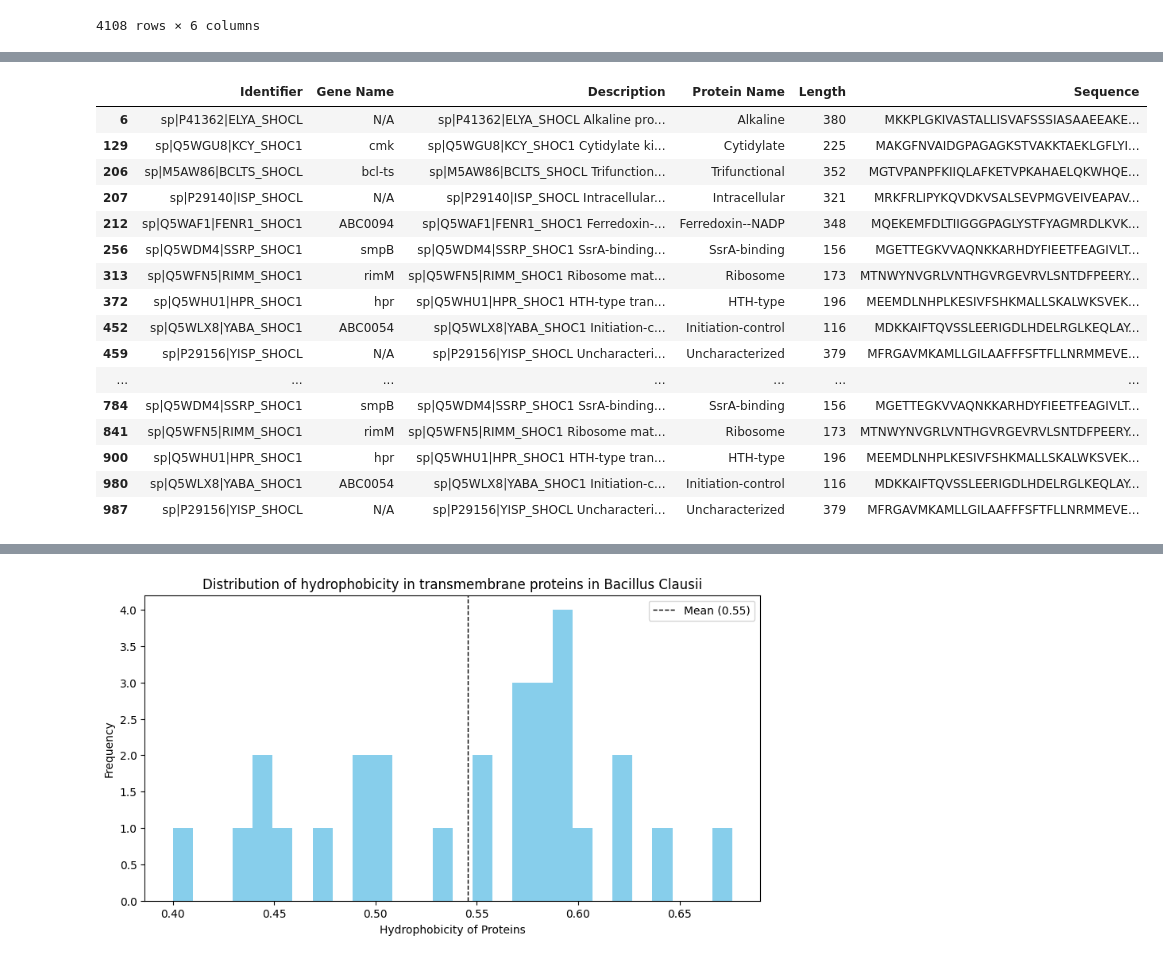
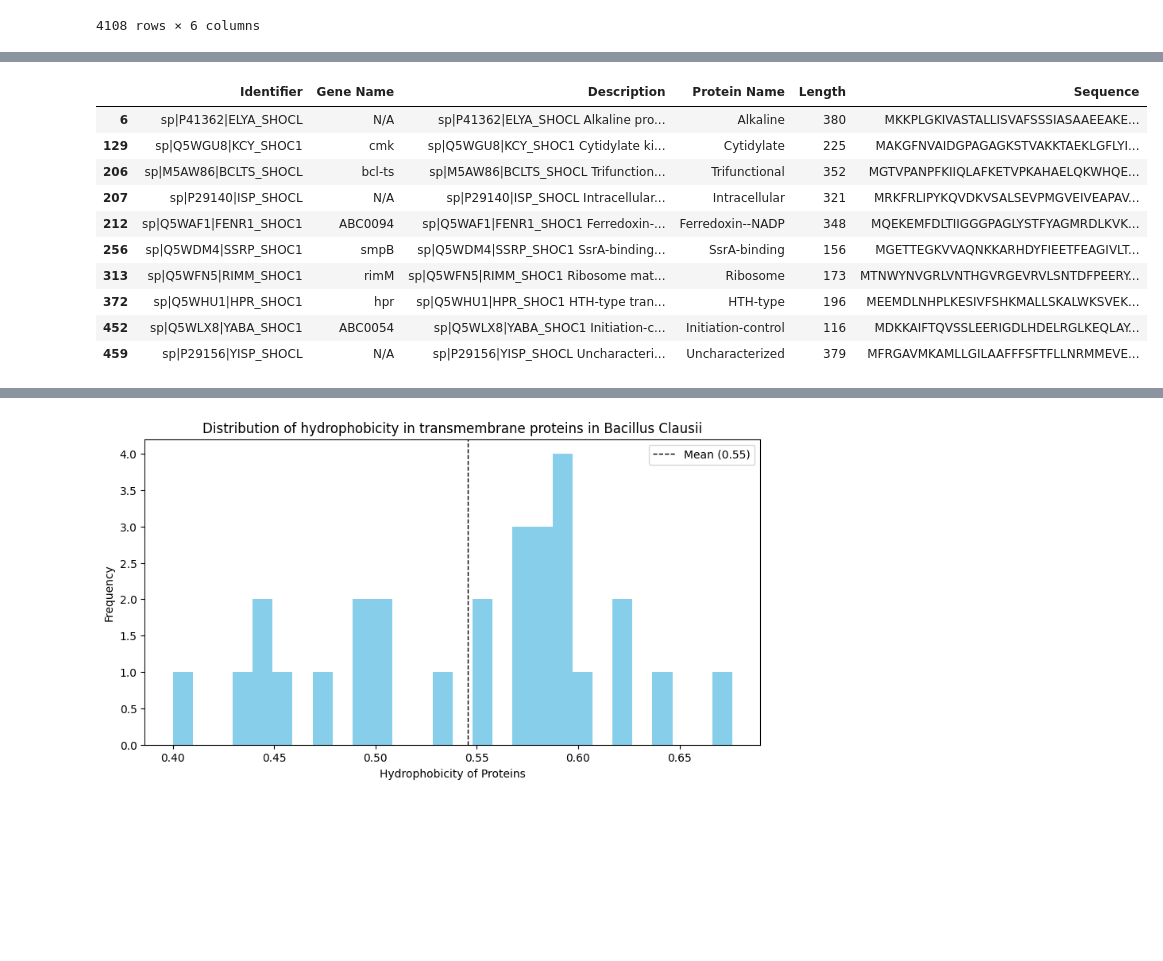
Before and after one commit to idobt97/Bioinformatocs_final_project, a Jupyter notebook: PartB.ipynb, the cells around one changed output, grey strips where cells are left out. Cells and saved outputs as stored; diff of their text form; code cells hidden in the pictures; blank space fills up the shorter version.

```diff
--- a/PartB.ipynb
+++ b/PartB.ipynb
@@ -108,0 +109,4 @@ df_common
+# %%
+# Make a data frame with the protein that did not have a match in the genbank file
+df_common2 = pd.merge(df_fasta_file, df_genbank_file, on="Sequence", how="inner")
+df_common2
@@ -109,25 +127,19 @@ df_common
 # %%
-# Make a data frame with the protein that did not have a match in the genbank file
-df_unique = df_bacillus_fasta[~df_bacillus_fasta["Sequence"].isin(df_common["Sequence"])]
+# Create a dataframe for the proteins that did not have a match in the genbank file
+df_unique = df_fasta_file[~df_fasta_file["Sequence"].isin(df_common2["Sequence"])]
 df_unique
 # %% [output]
 |  | Identifier | Gene Name | Description | Protein Name | Length | Sequence |
 | 6 | sp|P41362|ELYA_SHOCL | N/A | sp|P41362|ELYA_SHOCL Alkaline pro... | Alkaline | 380 | MKKPLGKIVASTALLISVAFSSSIASAAEEAKE... |
 | 129 | sp|Q5WGU8|KCY_SHOC1 | cmk | sp|Q5WGU8|KCY_SHOC1 Cytidylate ki... | Cytidylate | 225 | MAKGFNVAIDGPAGAGKSTVAKKTAEKLGFLYI... |
 | 206 | sp|M5AW86|BCLTS_SHOCL | bcl-ts | sp|M5AW86|BCLTS_SHOCL Trifunction... | Trifunctional | 352 | MGTVPANPFKIIQLAFKETVPKAHAELQKWHQE... |
 | 207 | sp|P29140|ISP_SHOCL | N/A | sp|P29140|ISP_SHOCL Intracellular... | Intracellular | 321 | MRKFRLIPYKQVDKVSALSEVPMGVEIVEAPAV... |
 | 212 | sp|Q5WAF1|FENR1_SHOC1 | ABC0094 | sp|Q5WAF1|FENR1_SHOC1 Ferredoxin-... | Ferredoxin--NADP | 348 | MQEKEMFDLTIIGGGPAGLYSTFYAGMRDLKVK... |
 | 256 | sp|Q5WDM4|SSRP_SHOC1 | smpB | sp|Q5WDM4|SSRP_SHOC1 SsrA-binding... | SsrA-binding | 156 | MGETTEGKVVAQNKKARHDYFIEETFEAGIVLT... |
 | 313 | sp|Q5WFN5|RIMM_SHOC1 | rimM | sp|Q5WFN5|RIMM_SHOC1 Ribosome mat... | Ribosome | 173 | MTNWYNVGRLVNTHGVRGEVRVLSNTDFPEERY... |
 | 372 | sp|Q5WHU1|HPR_SHOC1 | hpr | sp|Q5WHU1|HPR_SHOC1 HTH-type tran... | HTH-type | 196 | MEEMDLNHPLKESIVFSHKMALLSKALWKSVEK... |
 | 452 | sp|Q5WLX8|YABA_SHOC1 | ABC0054 | sp|Q5WLX8|YABA_SHOC1 Initiation-c... | Initiation-control | 116 | MDKKAIFTQVSSLEERIGDLHDELRGLKEQLAY... |
 | 459 | sp|P29156|YISP_SHOCL | N/A | sp|P29156|YISP_SHOCL Uncharacteri... | Uncharacterized | 379 | MFRGAVMKAMLLGILAAFFFSFTFLLNRMMEVE... |
-| ... | ... | ... | ... | ... | ... | ... |
-| 784 | sp|Q5WDM4|SSRP_SHOC1 | smpB | sp|Q5WDM4|SSRP_SHOC1 SsrA-binding... | SsrA-binding | 156 | MGETTEGKVVAQNKKARHDYFIEETFEAGIVLT... |
-| 841 | sp|Q5WFN5|RIMM_SHOC1 | rimM | sp|Q5WFN5|RIMM_SHOC1 Ribosome mat... | Ribosome | 173 | MTNWYNVGRLVNTHGVRGEVRVLSNTDFPEERY... |
-| 900 | sp|Q5WHU1|HPR_SHOC1 | hpr | sp|Q5WHU1|HPR_SHOC1 HTH-type tran... | HTH-type | 196 | MEEMDLNHPLKESIVFSHKMALLSKALWKSVEK... |
-| 980 | sp|Q5WLX8|YABA_SHOC1 | ABC0054 | sp|Q5WLX8|YABA_SHOC1 Initiation-c... | Initiation-control | 116 | MDKKAIFTQVSSLEERIGDLHDELRGLKEQLAY... |
-| 987 | sp|P29156|YISP_SHOCL | N/A | sp|P29156|YISP_SHOCL Uncharacteri... | Uncharacterized | 379 | MFRGAVMKAMLLGILAAFFFSFTFLLNRMMEVE... |
 # %%
 # Export the dataframes to csv files
 # Open the file
```
Also changed, not shown: parts of 4 cells of this notebook, 6 other files.
